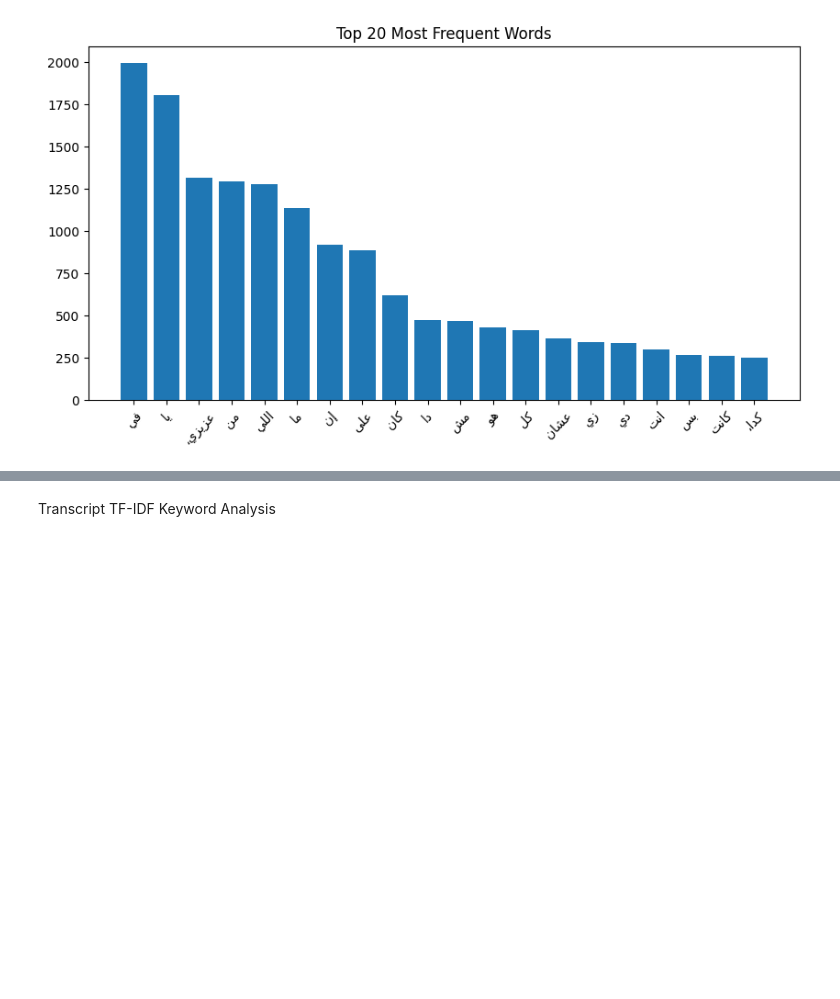
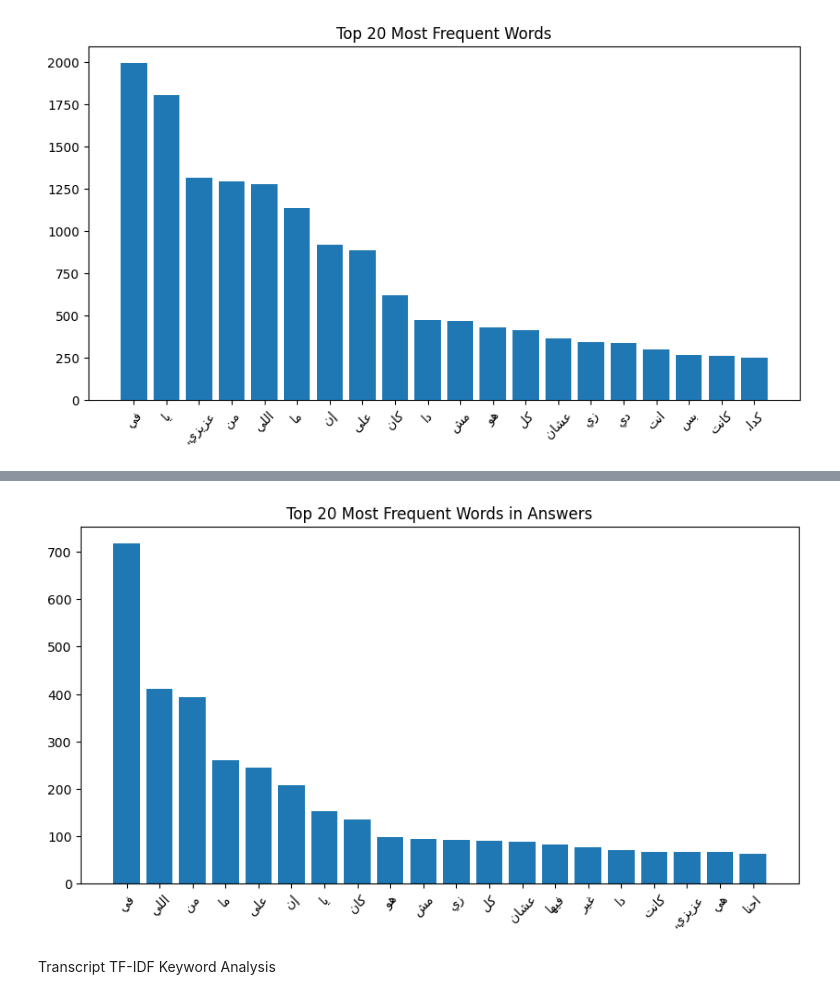
Before and after one commit to MariaEskaros/NLP-project, a Jupyter notebook: notebooks/MS1_EDA.ipynb, the cells around one changed output, grey strips where cells are left out. Cells and saved outputs as stored; diff of their text form; code cells hidden in the pictures; blank space fills up the shorter version.

```diff
--- a/notebooks/MS1_EDA.ipynb
+++ b/notebooks/MS1_EDA.ipynb
@@ -174,3 +309,16 @@ plt.show()
+# %%
+top_a_words = answer_word_counts.most_common(20)
+
+words = [get_display(arabic_reshaper.reshape(w[0])) for w in top_a_words]
+counts = [w[1] for w in top_a_words]
+
+plt.figure(figsize=(10,5))
+plt.bar(words, counts)
+plt.title("Top 20 Most Frequent Words in Answers")
+plt.xticks(rotation=45)
+plt.show()
+# %% [output]
+[figure, added]
 # %% [markdown]
 Transcript TF-IDF Keyword Analysis
 # %%
```
Also changed, not shown: parts of 47 cells of this notebook, 1 other file.
